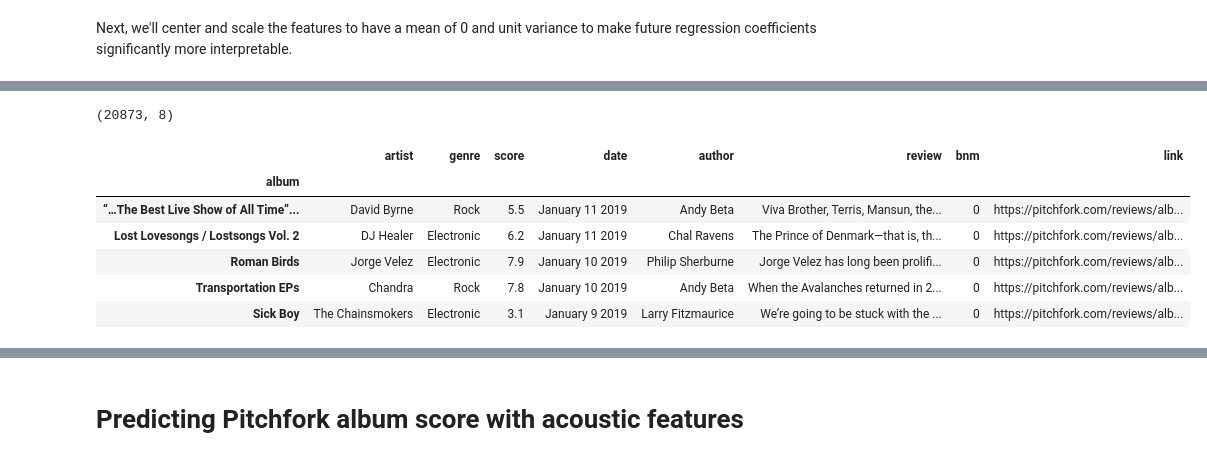
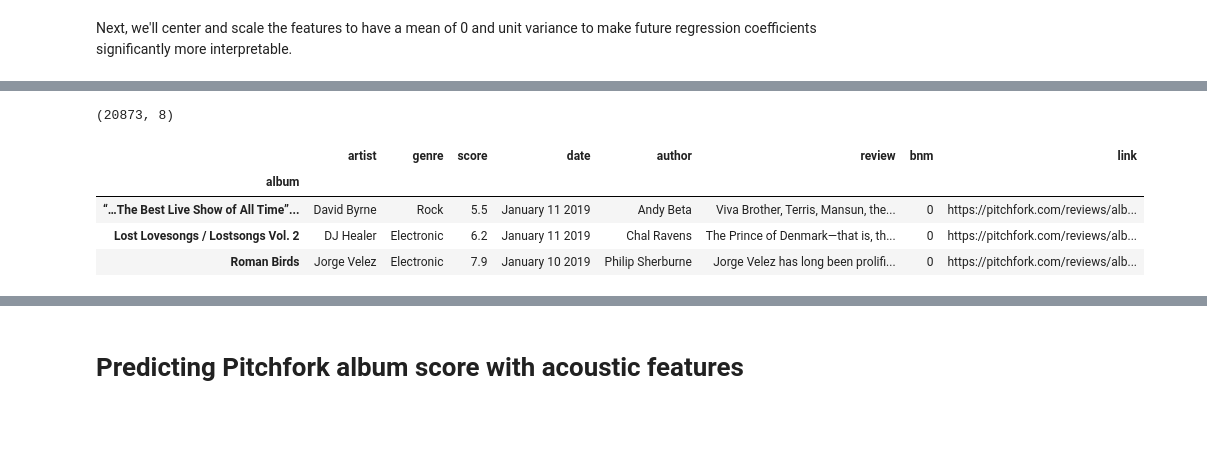
Before and after one commit to shaiyon/Spotify-Analysis, a Jupyter notebook: Exploratory Data Analysis.ipynb, the cells around one changed output, grey strips where cells are left out. Saved outputs shown, nothing was run; the diff lists cells and outputs as text; code cells hidden in the pictures; blank space fills up the shorter version.

```diff
--- a/Exploratory Data Analysis.ipynb
+++ b/Exploratory Data Analysis.ipynb
@@ -119,15 +115,13 @@ features.head()
 # %%
 reviews = pd.read_csv('reviews.csv').drop(['index','id','role'], axis=1)
 reviews.set_index('album', inplace=True)
 print(reviews.shape)
-reviews.head()
+reviews.head(3)
 # %% [output]
 (20873, 8)
 |  | artist | genre | score | date | author | review | bnm | link |
 | album |  |  |  |  |  |  |  |  |
 | “…The Best Live Show of All Time”... | David Byrne | Rock | 5.5 | January 11 2019 | Andy Beta | Viva Brother, Terris, Mansun, the... | 0 | https://pitchfork.com/reviews/alb... |
 | Lost Lovesongs / Lostsongs Vol. 2 | DJ Healer | Electronic | 6.2 | January 11 2019 | Chal Ravens | The Prince of Denmark—that is, th... | 0 | https://pitchfork.com/reviews/alb... |
 | Roman Birds | Jorge Velez | Electronic | 7.9 | January 10 2019 | Philip Sherburne | Jorge Velez has long been prolifi... | 0 | https://pitchfork.com/reviews/alb... |
-| Transportation EPs | Chandra | Rock | 7.8 | January 10 2019 | Andy Beta | When the Avalanches returned in 2... | 0 | https://pitchfork.com/reviews/alb... |
-| Sick Boy | The Chainsmokers | Electronic | 3.1 | January 9 2019 | Larry Fitzmaurice | We’re going to be stuck with the ... | 0 | https://pitchfork.com/reviews/alb... |
 # %% [markdown]
```
Also changed, not shown: parts of 10 cells of this notebook.
